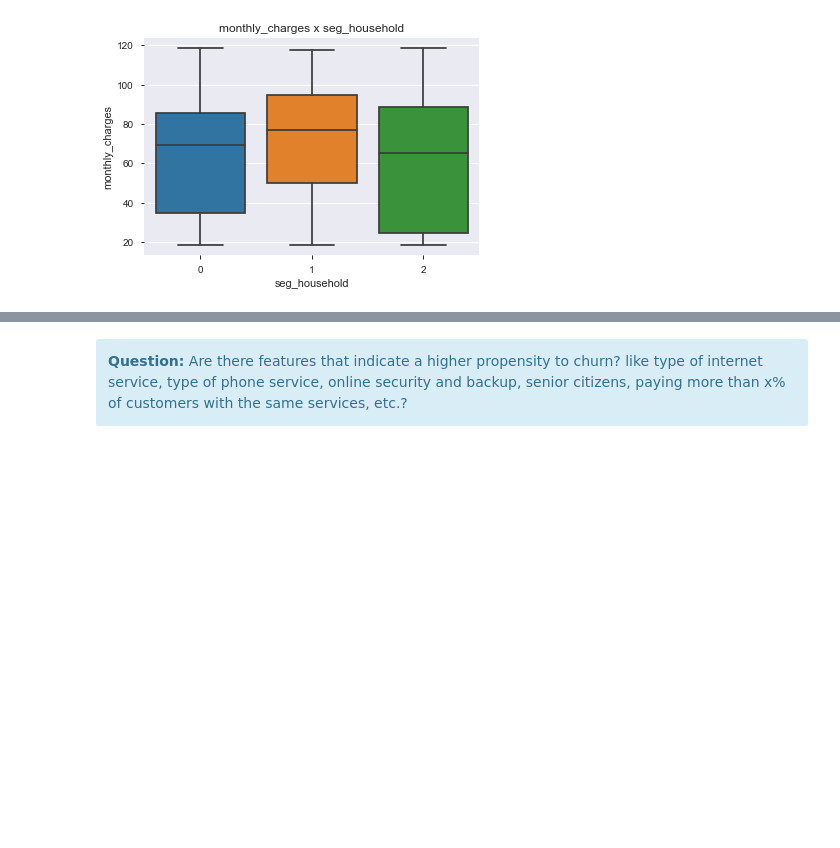
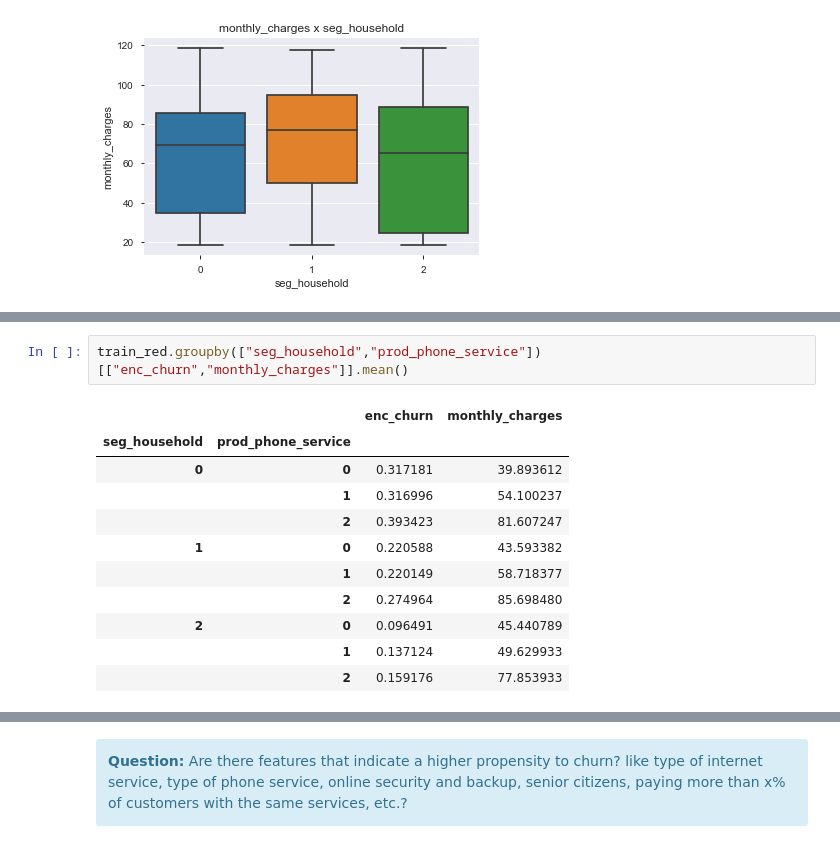
Before and after one commit to crisgiovanoni/telcochurn_project, a Jupyter notebook: Why Are Our Customers Churning.ipynb, the cells around one changed output, grey strips where cells are left out. Saved outputs shown, nothing was run; the diff lists cells and outputs as text; blank space fills up the shorter version.

```diff
--- a/Why Are Our Customers Churning.ipynb
+++ b/Why Are Our Customers Churning.ipynb
@@ -463,0 +409,14 @@ explore.plot_box(features,target,train)
+# %%
+train_red.groupby(["seg_household","prod_phone_service"])[["enc_churn","monthly_charges"]].mean()
+# %% [output]
+|  |  | enc_churn | monthly_charges |
+| seg_household | prod_phone_service |  |  |
+| 0 | 0 | 0.317181 | 39.893612 |
+|  | 1 | 0.316996 | 54.100237 |
+|  | 2 | 0.393423 | 81.607247 |
+| 1 | 0 | 0.220588 | 43.593382 |
+|  | 1 | 0.220149 | 58.718377 |
+|  | 2 | 0.274964 | 85.698480 |
+| 2 | 0 | 0.096491 | 45.440789 |
+|  | 1 | 0.137124 | 49.629933 |
+|  | 2 | 0.159176 | 77.853933 |
```
Also changed, not shown: parts of 66 cells of this notebook, 5 other files.
